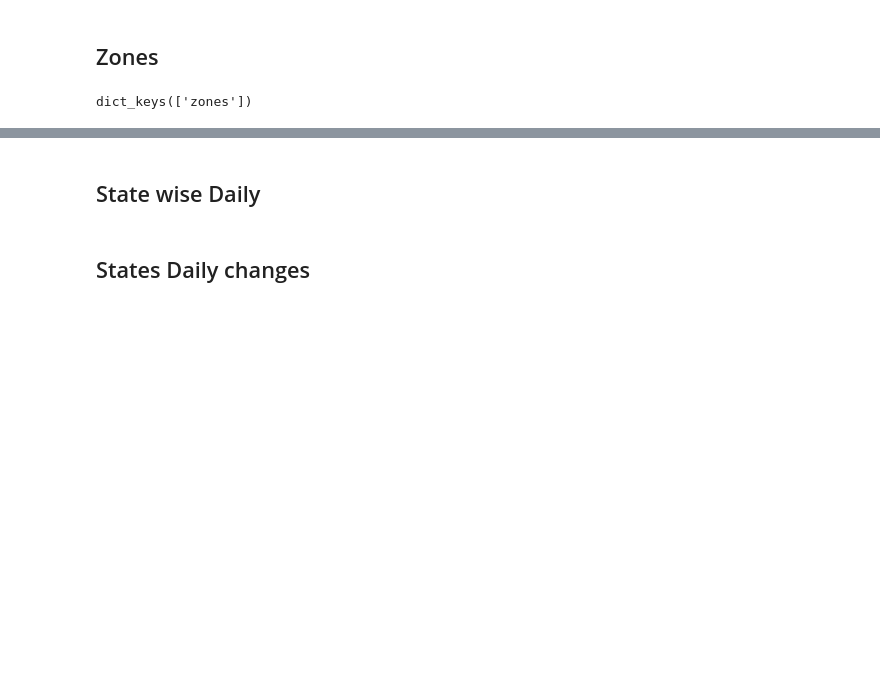
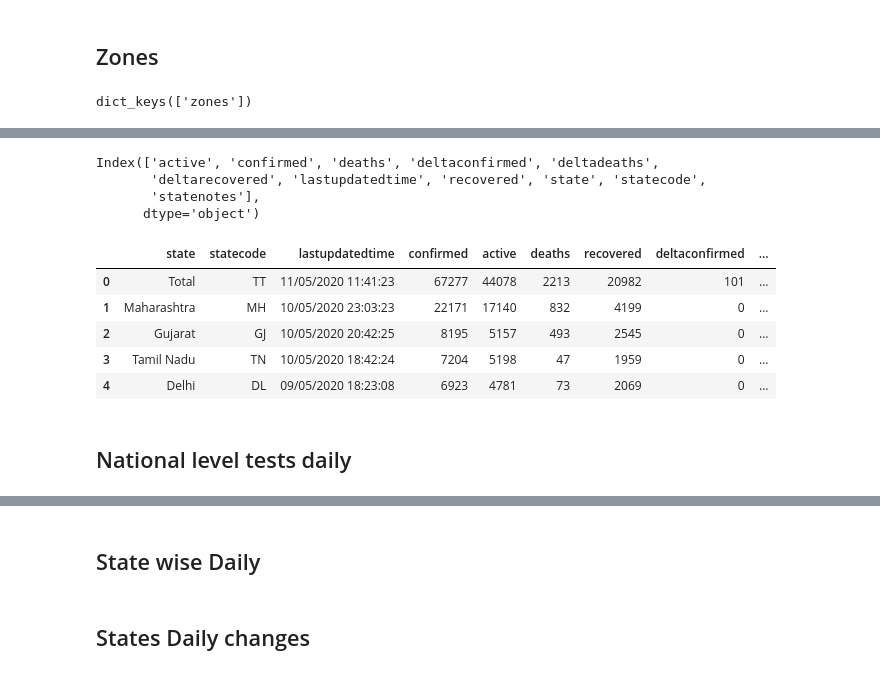
Before and after one commit to imdevskp/covid-19-india-data, a Jupyter notebook: api.ipynb, the cells around one changed output, grey strips where cells are left out. Drawn from its saved outputs; the diff is of its cells as text; code cells hidden in the pictures; blank space fills up the shorter version.

```diff
--- a/api.ipynb
+++ b/api.ipynb
@@ -434,0 +486,19 @@ zo.to_csv('zones.csv', index=False)
+# %%
+state_level.columns
+# %% [output]
+Index(['active', 'confirmed', 'deaths', 'deltaconfirmed', 'deltadeaths',
+       'deltarecovered', 'lastupdatedtime', 'recovered', 'state', 'statecode',
+       'statenotes'],
+      dtype='object')
+# %%
+state_level = state_level[['state', 'statecode', 'lastupdatedtime',
+                           'confirmed', 'active', 'deaths', 'recovered',
+                           'deltaconfirmed', 'deltadeaths', 'deltarecovered', 'statenotes']]
+state_level.head()
+# %% [output]
+|  | state | statecode | lastupdatedtime | confirmed | active | deaths | recovered | deltaconfirmed | ... |
+| 0 | Total | TT | 11/05/2020 11:41:23 | 67277 | 44078 | 2213 | 20982 | 101 | ... |
+| 1 | Maharashtra | MH | 10/05/2020 23:03:23 | 22171 | 17140 | 832 | 4199 | 0 | ... |
+| 2 | Gujarat | GJ | 10/05/2020 20:42:25 | 8195 | 5157 | 493 | 2545 | 0 | ... |
+| 3 | Tamil Nadu | TN | 10/05/2020 18:42:24 | 7204 | 5198 | 47 | 1959 | 0 | ... |
+| 4 | Delhi | DL | 09/05/2020 18:23:08 | 6923 | 4781 | 73 | 2069 | 0 | ... |
@@ -434,0 +508,2 @@ zo.to_csv('zones.csv', index=False)
+# %% [markdown]
+## National level tests daily
```
Also changed, not shown: parts of 37 cells of this notebook, 5 other files.
